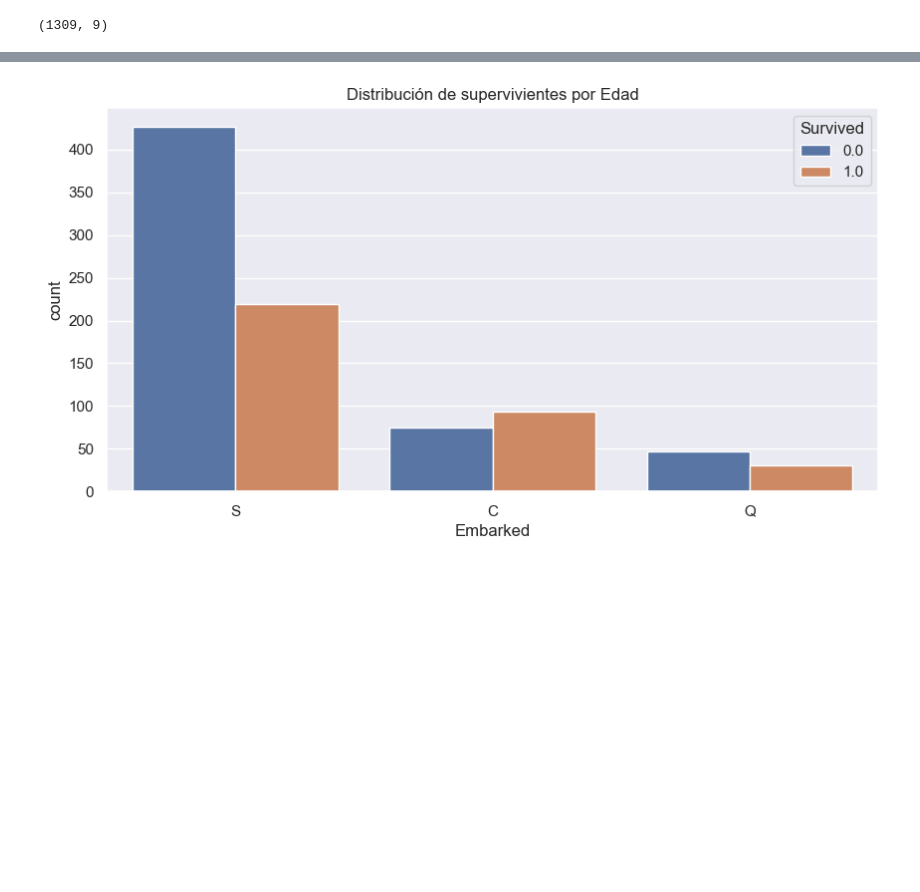
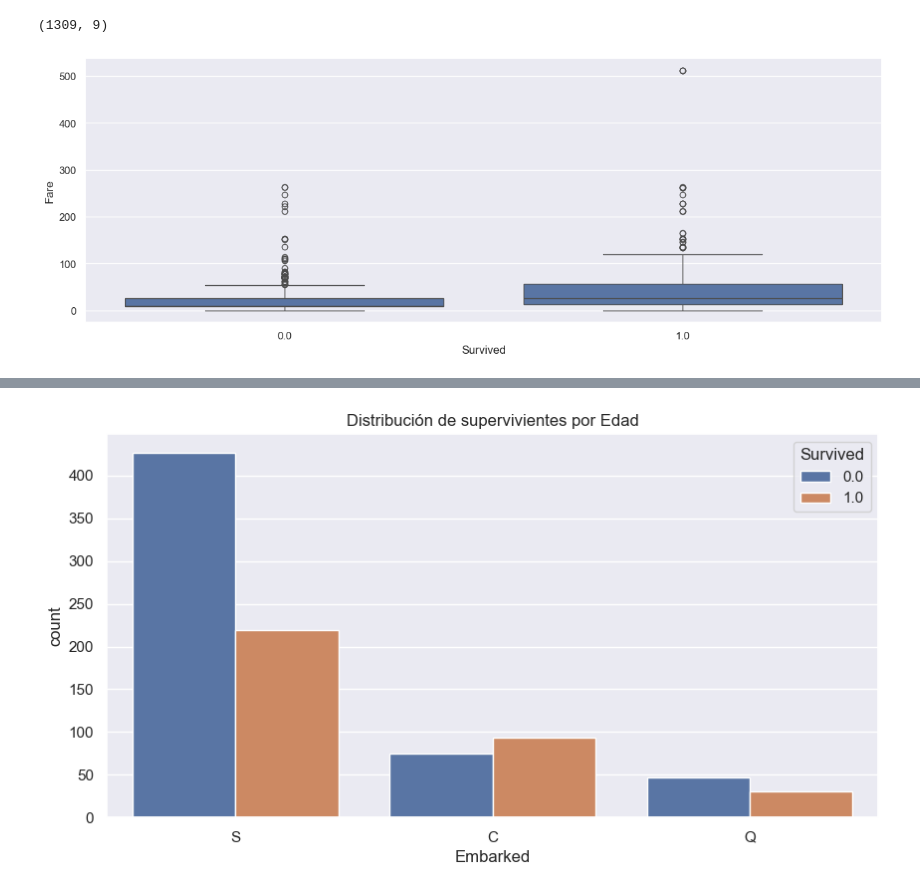
Before and after one commit to Daguerre45/LimpiezaDatos, a Jupyter notebook: Titanic.ipynb, the cells around one changed output, grey strips where cells are left out. Cells and saved outputs as stored; diff of their text form; code cells hidden in the pictures; blank space fills up the shorter version.

```diff
--- a/Titanic.ipynb
+++ b/Titanic.ipynb
@@ -380,3 +415,9 @@ titanic_df = titanic_df.drop(columns=['Ticket'], axis=1) #Elimino la columna Nam
 titanic_df.shape
 # %% [output]
 (1309, 9)
+# %%
+plt.figure(figsize=(15,5))
+sns.boxplot(y = 'Fare', x = 'Survived', data = titanic_df)
+plt.show()
+# %% [output]
+[figure, added]
```
Also changed, not shown: parts of 34 cells of this notebook, 1 other file.
